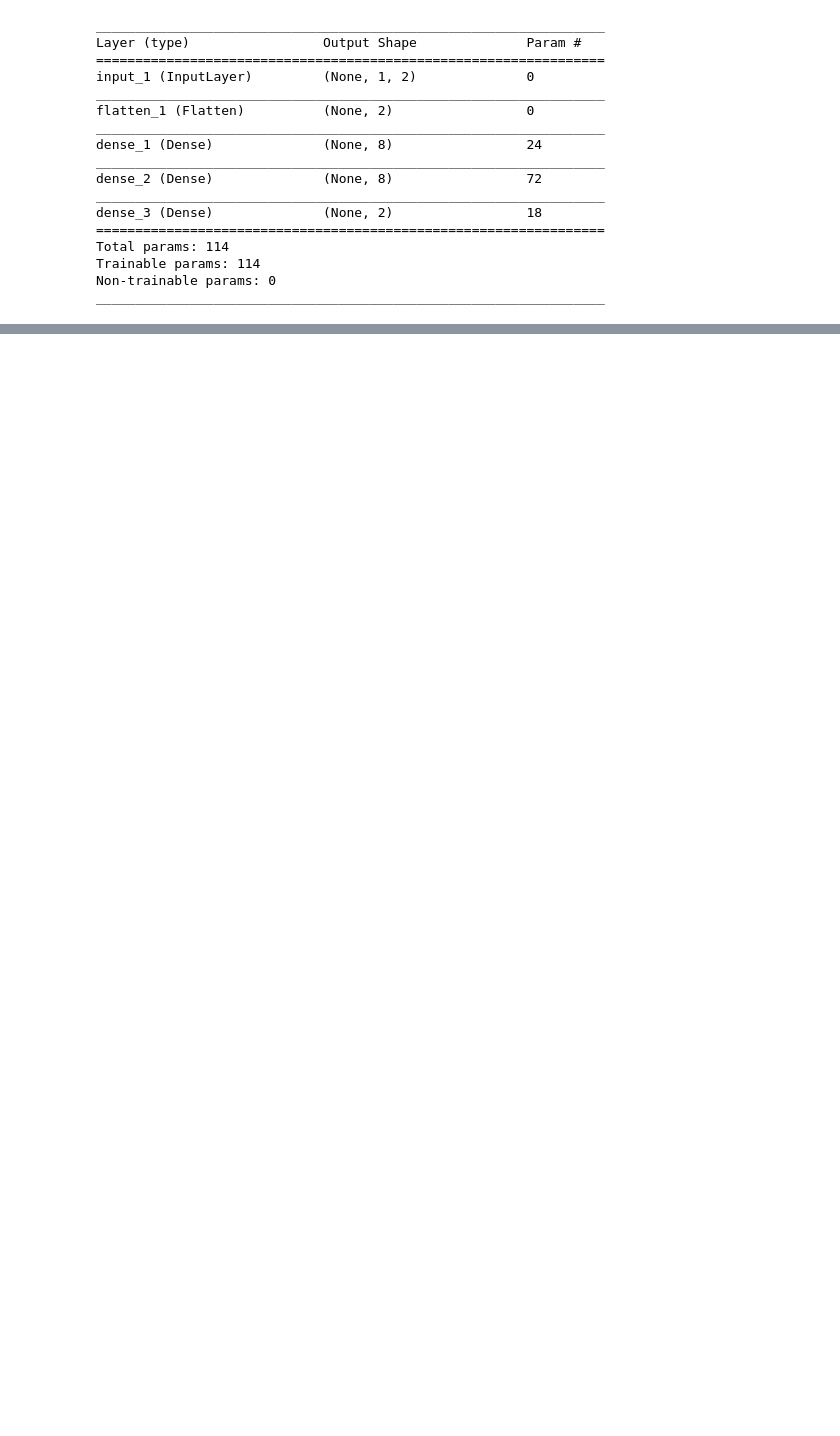
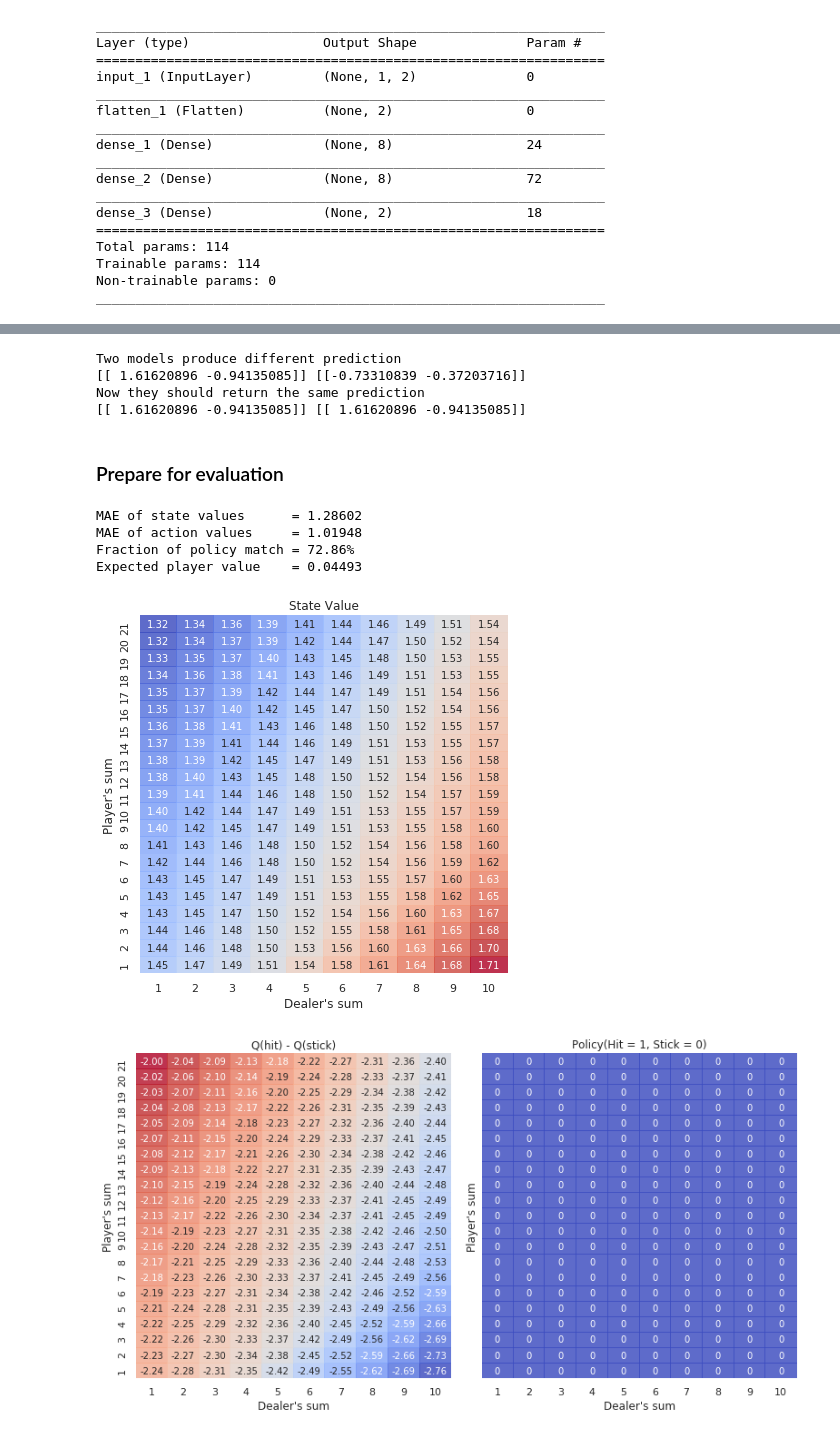
Before and after one commit to kota7/easy21-notebook, a Jupyter notebook: notebook/8_deep-q-network.ipynb, the cells around one changed output, grey strips where cells are left out. Saved outputs shown, nothing was run; the diff lists cells and outputs as text; code cells hidden in the pictures; blank space fills up the shorter version.

Commit message:
Add sklearn based DQN

```diff
--- a/notebook/8_deep-q-network.ipynb
+++ b/notebook/8_deep-q-network.ipynb
@@ -505,0 +522,33 @@ Expected player value    = 0.06084
+# %%
+def states_to_array(s):
+    return np.array(s) / np.array([21., 11.])
+# %%
+model_q = MLPRegressor((8, 8), warm_start=True, max_iter=1)
+model_t = clone(model_q)
+
+# prefit to specify the output format
+s = env.reset()
+s_ = states_to_array([s])
+y_ = np.random.normal(size=(1, 2))
+model_q.fit(s_, y_)
+model_t.fit(s_, y_)
+None
+# %%
+def copy_weights(model_from, model_to):
+    """Copy weights from a MLP model to another"""
+    model_to.coefs_ = model_from.coefs_
+    model_to.intercepts_ = model_from.intercepts_
+
+print("Two models produce different prediction")
+print(model_q.predict(s_), model_t.predict(s_))
+
+copy_weights(model_q, model_t)
+print("Now they should return the same prediction")
+print(model_q.predict(s_), model_t.predict(s_))
+# %% [output]
+Two models produce different prediction
+[[ 1.61620896 -0.94135085]] [[-0.73310839 -0.37203716]]
+Now they should return the same prediction
+[[ 1.61620896 -0.94135085]] [[ 1.61620896 -0.94135085]]
+# %% [markdown]
+### Prepare for evaluation
@@ -505,0 +598,11 @@ Expected player value    = 0.06084
+# %%
+# test
+evaluate_q_sklearn(model_q)
+None
+# %% [output]
+MAE of state values      = 1.28602
+MAE of action values     = 1.01948
+Fraction of policy match = 72.86%
+Expected player value    = 0.04493
+[figure, added]
+[figure, added]
```
Also changed, not shown: parts of 28 cells of this notebook.
